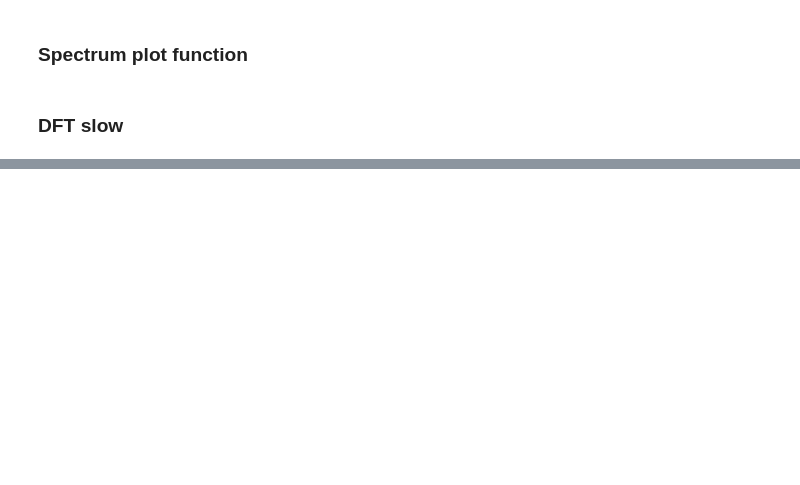
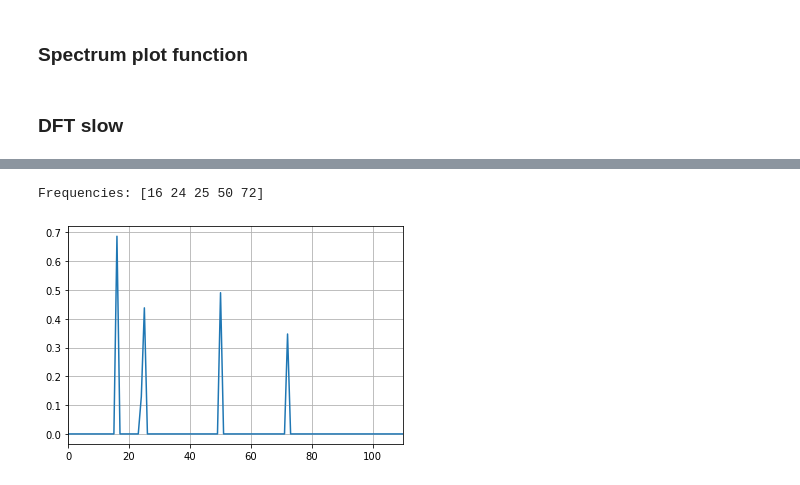
Before and after one commit to LukaszSzarecki/audio_python, a Jupyter notebook: jupyters/fft_spectrums.ipynb, the cells around one changed output, grey strips where cells are left out. Saved outputs shown, nothing was run; the diff lists cells and outputs as text; code cells hidden in the pictures; blank space fills up the shorter version.

```diff
--- a/jupyters/fft_spectrums.ipynb
+++ b/jupyters/fft_spectrums.ipynb
@@ -72,0 +70,9 @@ array([15, 21, 41, 74, 93])
+# %%
+from algorithms.fft_recursive import fft_recursive
+y_fft_rec = fft_recursive(sig1.y)
+
+print(f'Frequencies: {np.sort(sig1.freqs)}')
+show_spectrum_plot(y_fft_rec)
+# %% [output]
+Frequencies: [16 24 25 50 72]
+[figure, added]
```
Also changed, not shown: parts of 9 cells of this notebook.
